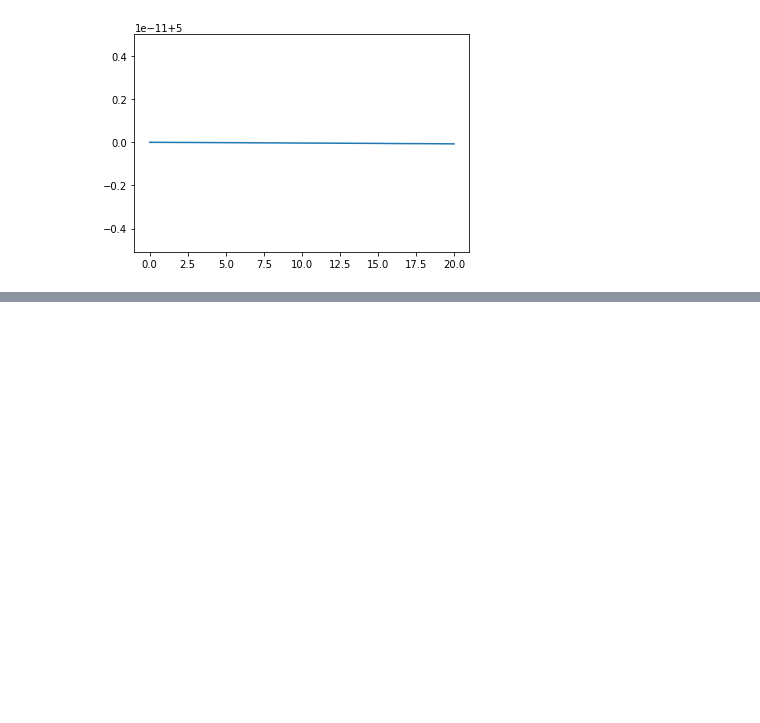
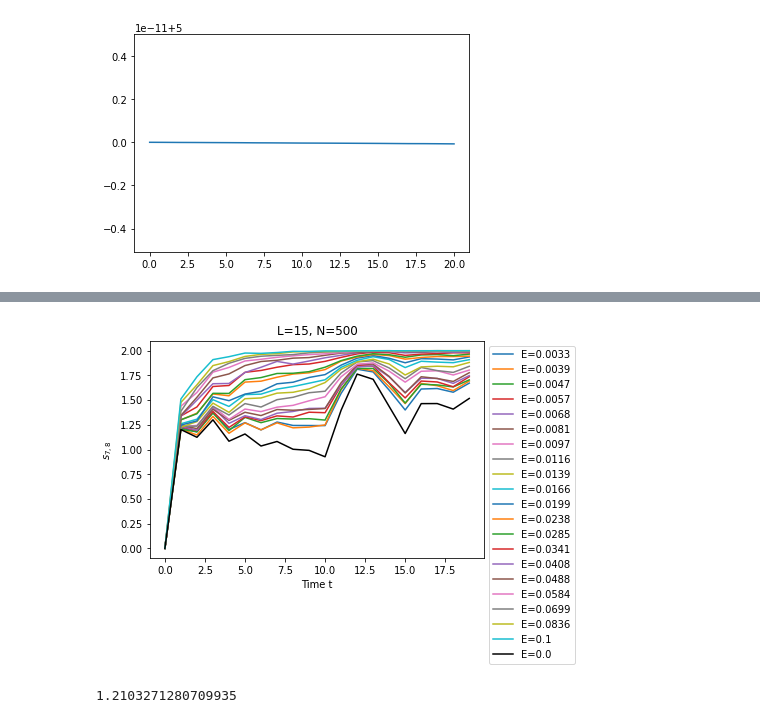
Before and after one commit to lhillber/qca, a Jupyter notebook: notebooks/R6_depolarized.ipynb, the cells around one changed output, grey strips where cells are left out. Saved outputs shown, nothing was run; the diff lists cells and outputs as text; code cells hidden in the pictures; blank space fills up the shorter version.

```diff
--- a/notebooks/R6_depolarized.ipynb
+++ b/notebooks/R6_depolarized.ipynb
@@ -671,0 +685,18 @@ print(np.std(es)/np.mean(es))
+# %%
+for Ei, E in enumerate(Es):
+    Q = Qs[-1,Ei]
+    s = Q.s2_1[:20, int(Q.L/2), int(Q.L/2)+1]
+    plt.plot(s, label=f"E={Q.E}")
+
+plt.plot(Q0.get_measure("s2_1")[:20, int(Q.L/2), int(Q.L/2)+1], c="k", label=f"E={Q0.E}")
+plt.ylabel(r"$s_{%s, %s}$" % (int(Q.L/2), int(Q.L/2)+1))
+plt.xlabel("Time t")
+plt.title(f"L={Q.L}, N={Q.N}", )
+plt.legend(loc="upper left", bbox_to_anchor=(1,1))
+plt.savefig("figures/T6-depol-s-2point.pdf", bbox_inches="tight")
+# %% [output]
+[figure, added]
+# %%
+Q.s2_1[10,5,4]
+# %% [output]
+1.2103271280709935
```
Also changed, not shown: parts of 3 cells of this notebook, 6 other files.
